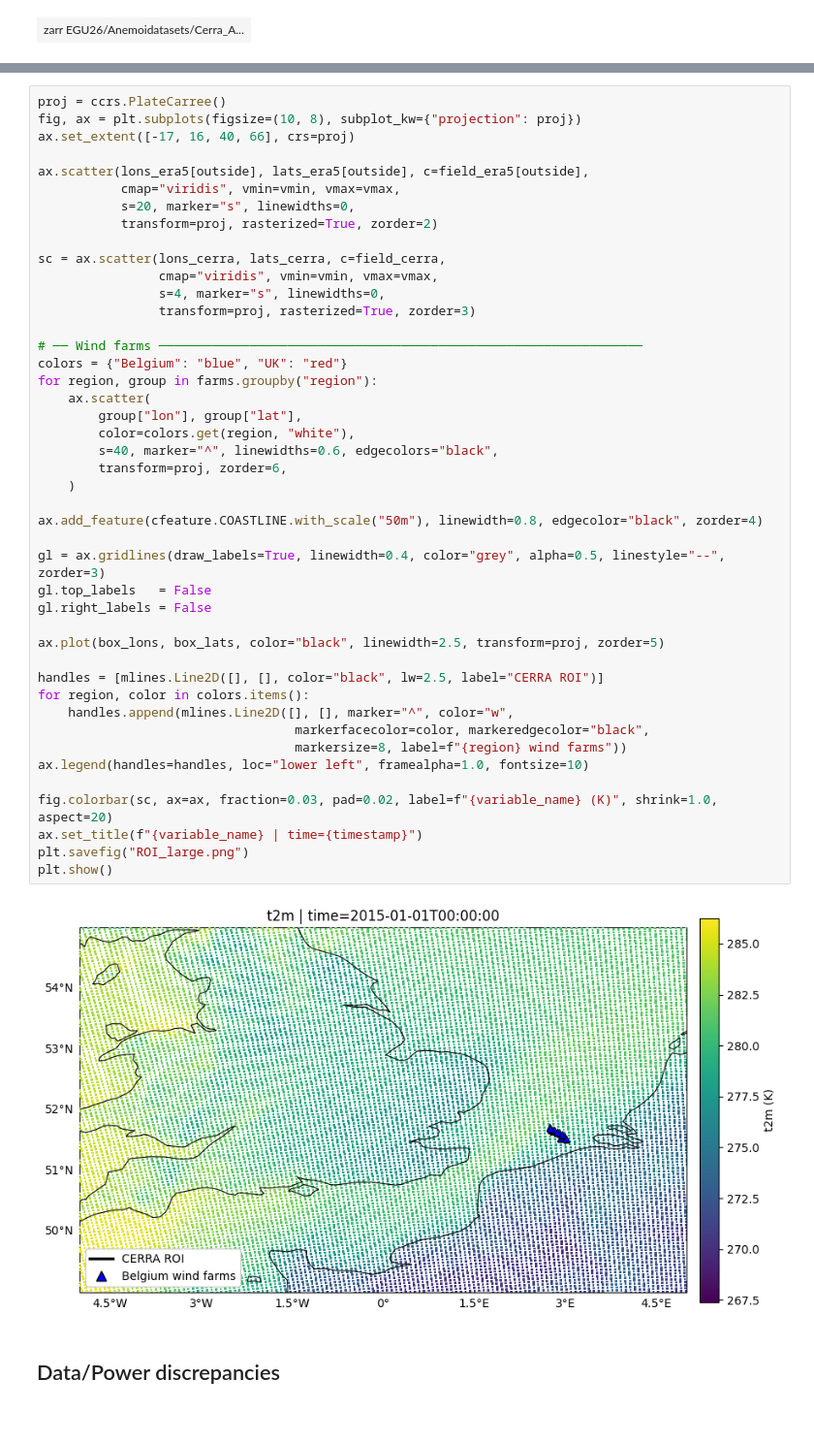
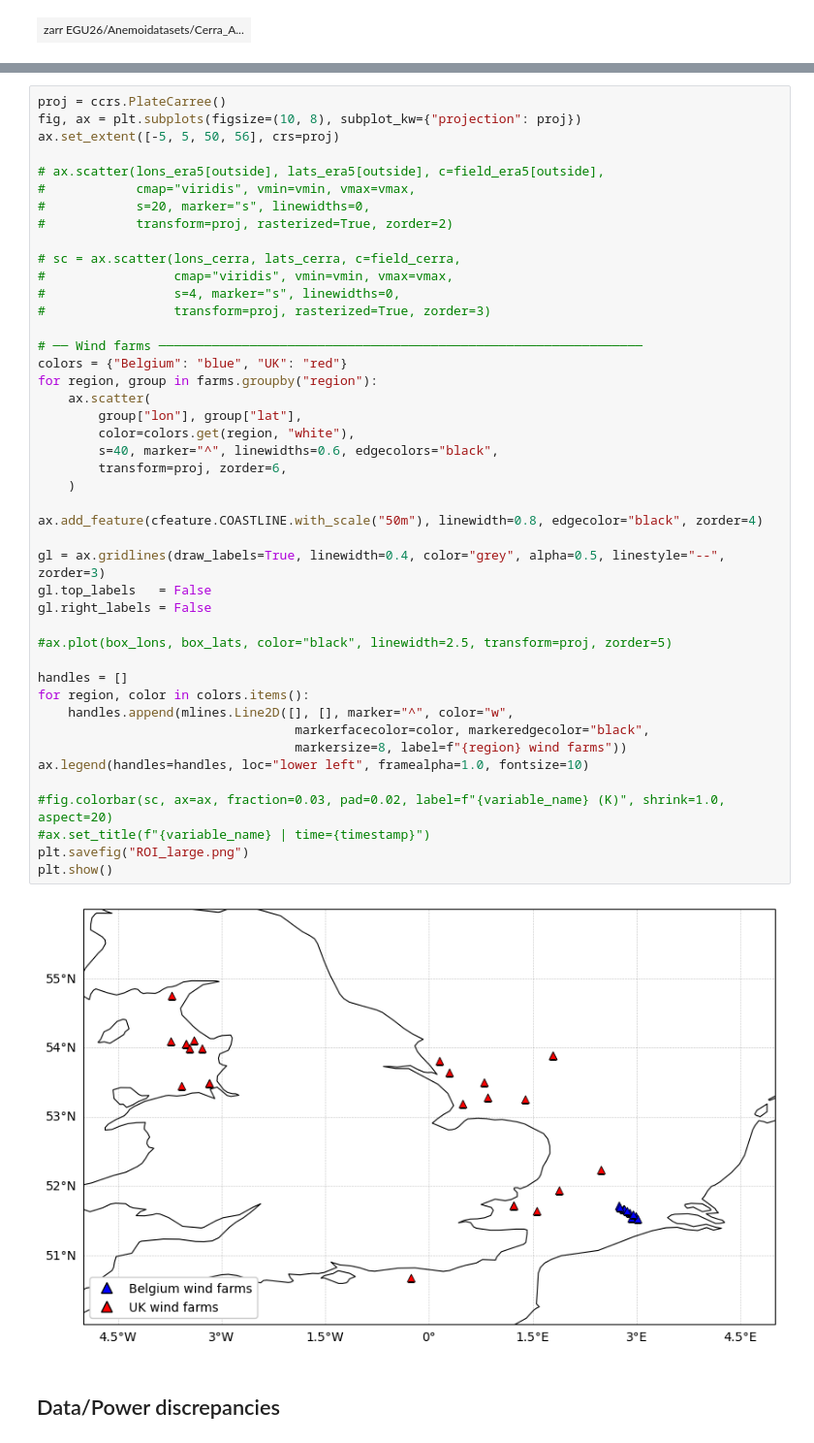
Before and after one commit to UAntwerpM4S/WindAI, a Jupyter notebook: data/inspect_data.ipynb, the cells around one changed output, grey strips where cells are left out. Shown at 97% size. Cells and saved outputs as stored; diff of their text form.

```diff
--- a/data/inspect_data.ipynb
+++ b/data/inspect_data.ipynb
@@ -58,49 +58,49 @@ vmax = np.nanpercentile(np.concatenate([field_era5, field_cerra]), 98)
 # %%
 proj = ccrs.PlateCarree()
 fig, ax = plt.subplots(figsize=(10, 8), subplot_kw={"projection": proj})
-ax.set_extent([-17, 16, 40, 66], crs=proj)
+ax.set_extent([-5, 5, 50, 56], crs=proj)
 
-ax.scatter(lons_era5[outside], lats_era5[outside], c=field_era5[outside],
-           cmap="viridis", vmin=vmin, vmax=vmax,
-           s=20, marker="s", linewidths=0,
-           transform=proj, rasterized=True, zorder=2)
+# ax.scatter(lons_era5[outside], lats_era5[outside], c=field_era5[outside],
+#            cmap="viridis", vmin=vmin, vmax=vmax,
+#            s=20, marker="s", linewidths=0,
+#            transform=proj, rasterized=True, zorder=2)
 
-sc = ax.scatter(lons_cerra, lats_cerra, c=field_cerra,
-                cmap="viridis", vmin=vmin, vmax=vmax,
-                s=4, marker="s", linewidths=0,
-                transform=proj, rasterized=True, zorder=3)
+# sc = ax.scatter(lons_cerra, lats_cerra, c=field_cerra,
+#                 cmap="viridis", vmin=vmin, vmax=vmax,
+#                 s=4, marker="s", linewidths=0,
+#                 transform=proj, rasterized=True, zorder=3)
 
 # ── Wind farms ────────────────────────────────────────────────────────────────
 colors = {"Belgium": "blue", "UK": "red"}
 for region, group in farms.groupby("region"):
     ax.scatter(
         group["lon"], group["lat"],
         color=colors.get(region, "white"),
         s=40, marker="^", linewidths=0.6, edgecolors="black",
         transform=proj, zorder=6,
     )
 
 ax.add_feature(cfeature.COASTLINE.with_scale("50m"), linewidth=0.8, edgecolor="black", zorder=4)
 
 gl = ax.gridlines(draw_labels=True, linewidth=0.4, color="grey", alpha=0.5, linestyle="--", zorder=3)
 gl.top_labels   = False
 gl.right_labels = False
 
-ax.plot(box_lons, box_lats, color="black", linewidth=2.5, transform=proj, zorder=5)
+#ax.plot(box_lons, box_lats, color="black", linewidth=2.5, transform=proj, zorder=5)
 
-handles = [mlines.Line2D([], [], color="black", lw=2.5, label="CERRA ROI")]
+handles = []
 for region, color in colors.items():
     handles.append(mlines.Line2D([], [], marker="^", color="w",
                                   markerfacecolor=color, markeredgecolor="black",
                                   markersize=8, label=f"{region} wind farms"))
 ax.legend(handles=handles, loc="lower left", framealpha=1.0, fontsize=10)
 
-fig.colorbar(sc, ax=ax, fraction=0.03, pad=0.02, label=f"{variable_name} (K)", shrink=1.0, aspect=20)
-ax.set_title(f"{variable_name} | time={timestamp}")
+#fig.colorbar(sc, ax=ax, fraction=0.03, pad=0.02, label=f"{variable_name} (K)", shrink=1.0, aspect=20)
+#ax.set_title(f"{variable_name} | time={timestamp}")
 plt.savefig("ROI_large.png")
 plt.show()
 # %% [output]
-[figure, old version]
+[figure, new version]
 # %% [markdown]
 ## Data/Power discrepancies
 # %%
```
Also changed, not shown: parts of 1 cell of this notebook, 20 other files.
